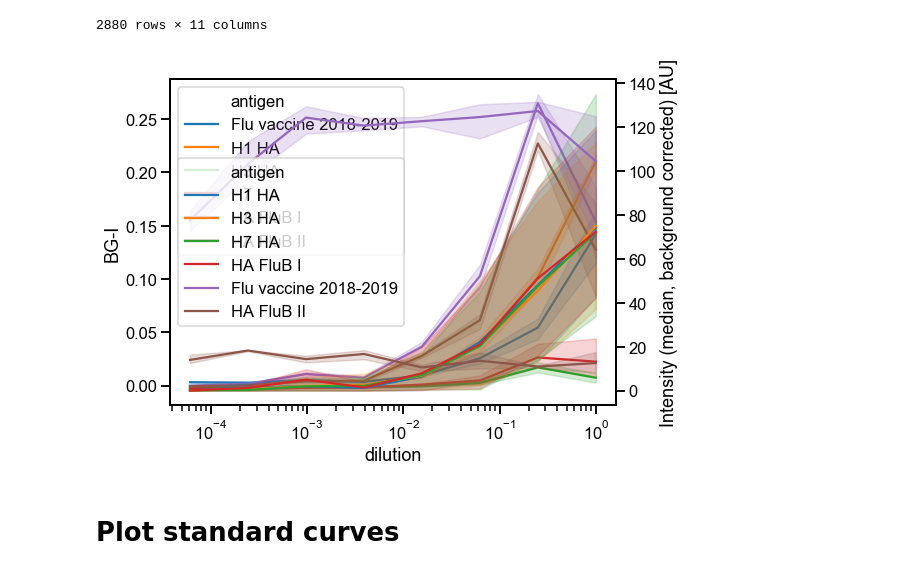
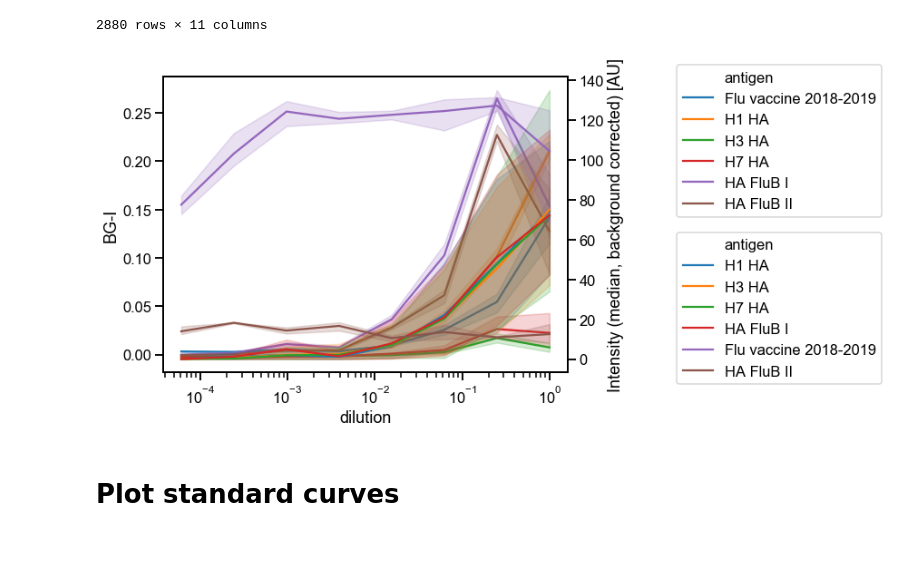
Before and after one commit to mehta-lab/multiSero, a Jupyter notebook: notebooks_interpretation/FluPlateInterpretationV3_smg.ipynb, the cells around one changed output. Saved outputs shown, nothing was run; the diff lists cells and outputs as text; code cells hidden in the pictures; blank space fills up the shorter version.

Commit message:
Adjusted plots

```diff
--- a/notebooks_interpretation/FluPlateInterpretationV3_smg.ipynb
+++ b/notebooks_interpretation/FluPlateInterpretationV3_smg.ipynb
@@ -423,16 +423,23 @@ intensityBG_AU_df
 # %%
 serum = 'HumanReferencePlasma'
 sub_df = canaryIBG_df[(canaryIBG_df['serum']==serum)]
 sub_df2 = intensityBG_AU_df[(intensityBG_AU_df['serum']==serum)]
 # ref_plm_df = ref_plm_df.dropna()
 plt.figure(figsize =(8, 6))
+
+
 ax1 = sns.lineplot(x="dilution", y="BG-I", hue='antigen', data=sub_df)
+
 ax1.set(xscale="log")
+ax1.legend(loc='lower left', bbox_to_anchor=(1.25, 0.5), ncol=1)
+
 ax2 = ax1.twinx()
 ax2 = sns.lineplot(x="dilution",y="Intensity (median, background corrected) [AU]", hue='antigen', data=sub_df2)
+ax2.legend(loc='upper left', bbox_to_anchor=(1.25, 0.5), ncol=1)
+
 plt.savefig('CanaryBG-IvsScienionAU')
 # %% [output]
-[figure, old version]
+[figure, new version]
 # %% [markdown]
 # Plot standard curves
 # %% [markdown]
```
Also changed, not shown: 1 other file.
